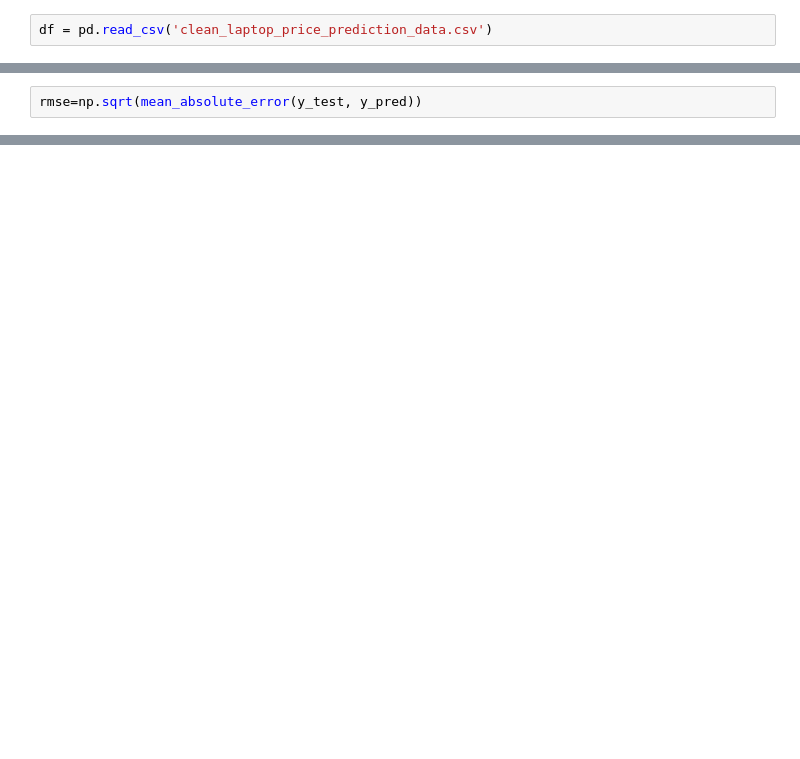
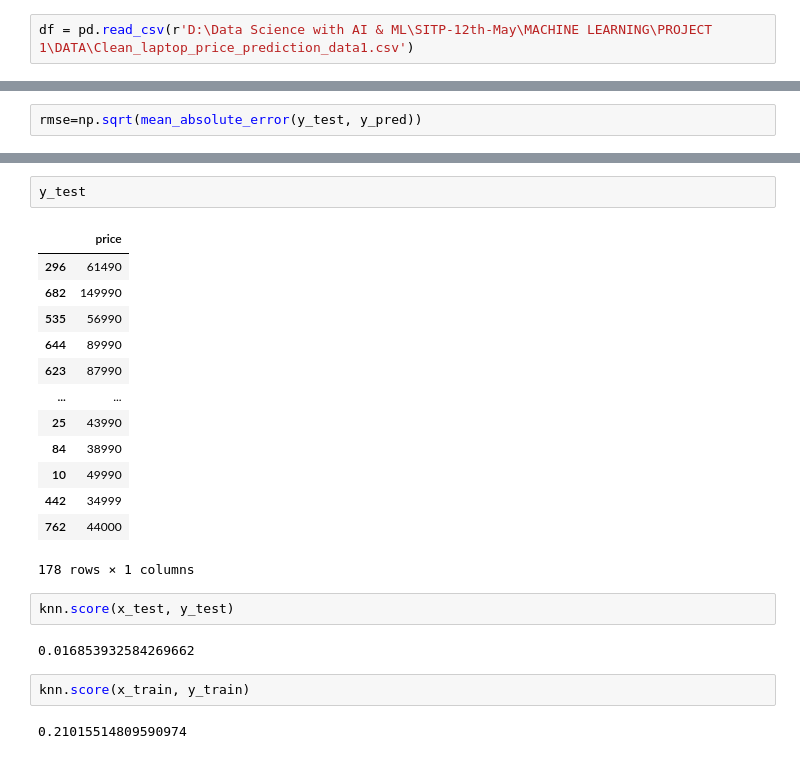
Before and after one commit to Ashwaniansh/SITP-12th-May, a Jupyter notebook: MACHINE LEARNING/PROJECT 1/Laptop_price.ipynb, the cells around one changed output, grey strips where cells are left out. Saved outputs shown, nothing was run; the diff lists cells and outputs as text; blank space fills up the shorter version.

```diff
--- a/MACHINE LEARNING/PROJECT 1/Laptop_price.ipynb
+++ b/MACHINE LEARNING/PROJECT 1/Laptop_price.ipynb
@@ -6,7 +6,7 @@ from sklearn.model_selection import train_test_split
 from sklearn.linear_model import LinearRegression
 from sklearn.svm import SVC,SVR
 # %%
-df = pd.read_csv('clean_laptop_price_prediction_data.csv')
+df = pd.read_csv(r'D:\Data Science with AI & ML\SITP-12th-May\MACHINE LEARNING\PROJECT 1\DATA\Clean_laptop_price_prediction_data1.csv')
 # %%
 df
 # %% [output]
@@ -262,0 +302,24 @@ np.float64(145.45951983322493)
+# %%
+y_test
+# %% [output]
+|  | price |
+| 296 | 61490 |
+| 682 | 149990 |
+| 535 | 56990 |
+| 644 | 89990 |
+| 623 | 87990 |
+| ... | ... |
+| 25 | 43990 |
+| 84 | 38990 |
+| 10 | 49990 |
+| 442 | 34999 |
+| 762 | 44000 |
+178 rows × 1 columns
+# %%
+knn.score(x_test, y_test)
+# %% [output]
+0.016853932584269662
+# %%
+knn.score(x_train, y_train)
+# %% [output]
+0.21015514809590974
```
Also changed, not shown: parts of 21 cells of this notebook, 40 other files.
